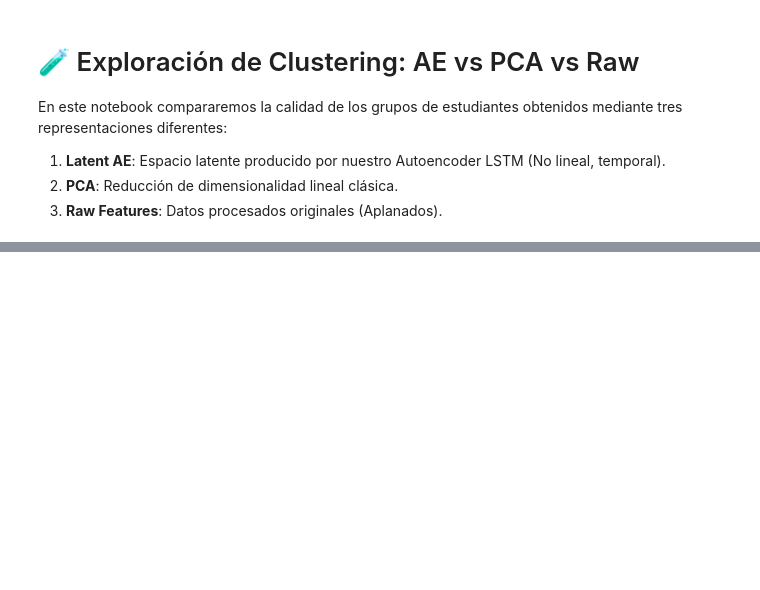
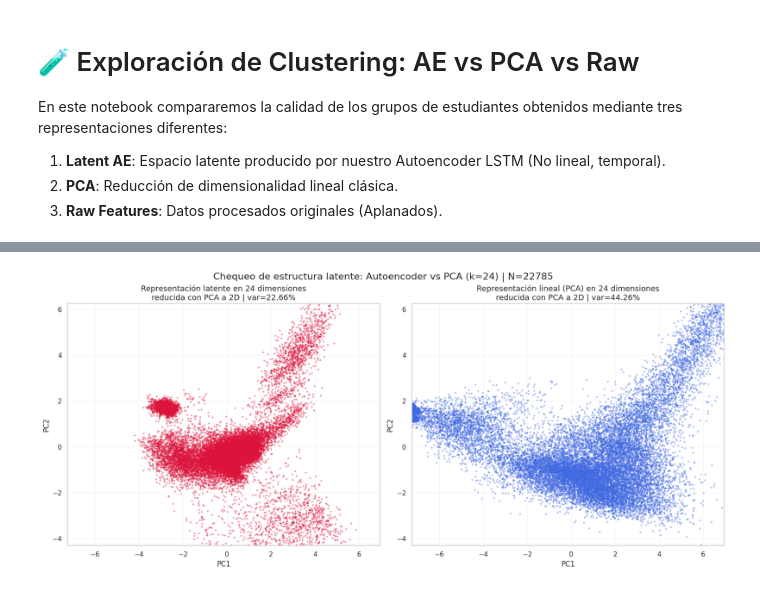
Before and after one commit to MichaeLaudrup/Artificial_Intelligence_Msc, a Jupyter notebook: TFM_education_ai_analytics/notebooks/3__clustering_exploration.ipynb, the cells around one changed output, grey strips where cells are left out. Saved outputs shown, nothing was run; the diff lists cells and outputs as text; code cells hidden in the pictures; blank space fills up the shorter version.

Commit message:
EN ESTE PUNTO EL PUTO CLUSTERING DEL INFIERNO ESTA ESTABLE, REZA PARA NO TENER QUE VOLVER

```diff
--- a/TFM_education_ai_analytics/notebooks/3__clustering_exploration.ipynb
+++ b/TFM_education_ai_analytics/notebooks/3__clustering_exploration.ipynb
@@ -637,0 +106,92 @@ Name: count, dtype: int64
+# %%
+# =========================
+# 5) Comparativa AE(output) vs PCA(output) (SIN INPUT)
+# =========================
+from sklearn.decomposition import PCA
+from sklearn.preprocessing import StandardScaler
+import numpy as np
+import matplotlib.pyplot as plt
+
+SEED = 42
+MAX_POINTS = 30000
+RNG = np.random.RandomState(SEED)
+
+# --- 5.1) Arrays alineados ---
+X_in = df_features.values.astype(np.float32)   # Input al AE / PCA (engineered)
+X_ae = df_latent.values.astype(np.float32)     # Output AE (latent)
+
+# --- 5.2) Normalizar cada espacio antes de PCA2D ---
+sc_in = StandardScaler()
+sc_ae = StandardScaler()
+X_in_n = sc_in.fit_transform(X_in)
+X_ae_n = sc_ae.fit_transform(X_ae)
+
+# --- 5.3) PCA(output) en kD (misma dim que el espacio latente del AE) ---
+latent_dim = X_ae.shape[1]
+pca_k = PCA(n_components=latent_dim, random_state=SEED)
+X_pca_k = pca_k.fit_transform(X_in_n)
+
+# --- 5.4) Sample fijo (mismos estudiantes en ambos plots) ---
+n = X_in_n.shape[0]
+if n > MAX_POINTS:
+    sample_idx = RNG.choice(np.arange(n), size=MAX_POINTS, replace=False)
+else:
+    sample_idx = np.arange(n)
+
+X_pca_s = X_pca_k[sample_idx]
+X_ae_s  = X_ae_n[sample_idx]
+
+# --- 5.5) PCA->2D para VISUALIZAR ---
+p2_pca_obj = PCA(n_components=2, random_state=SEED)
+p2_pca = p2_pca_obj.fit_transform(X_pca_s)
+
+p2_ae_obj = PCA(n_components=2, random_state=SEED)
+p2_ae  = p2_ae_obj.fit_transform(X_ae_s)
+
+# --- [ ALINEACIÓN ] ---
+if np.corrcoef(p2_ae[:, 0], p2_pca[:, 0])[0, 1] < 0:
+    p2_ae[:, 0] *= -1
+if np.corrcoef(p2_ae[:, 1], p2_pca[:, 1])[0, 1] < 0:
+    p2_ae[:, 1] *= -1
+
+# Varianzas explicadas para títulos
+var_pca = p2_pca_obj.explained_variance_ratio_.sum()
+var_ae  = p2_ae_obj.explained_variance_ratio_.sum()
+
+# --- 5.6) Límites comunes de visualización ---
+all_x = np.concatenate([p2_ae[:, 0], p2_pca[:, 0]])
+all_y = np.concatenate([p2_ae[:, 1], p2_pca[:, 1]])
+xlim = (np.percentile(all_x, 0.5), np.percentile(all_x, 99.5))
+ylim = (np.percentile(all_y, 0.5), np.percentile(all_y, 99.5))
+
+# --- 5.7) Plot Final (2 gráficos) ---
+fig, axes = plt.subplots(1, 2, figsize=(16, 7), constrained_layout=True)
+fig.suptitle(
+    f"Chequeo de estructura latente: Autoencoder vs PCA (k={latent_dim}) | N={len(sample_idx)}",
+    fontsize=16
+)
+
+# A) Autoencoder
+axes[0].scatter(p2_ae[:, 0], p2_ae[:, 1], s=4, alpha=0.35, color="crimson")
+axes[0].set_title(
+    f"Representación latente en {latent_dim} dimensiones\nreducida con PCA a 2D | var={var_ae:.2%}",
+    fontsize=13
+)
+
+# B) PCA
+axes[1].scatter(p2_pca[:, 0], p2_pca[:, 1], s=4, alpha=0.35, color="royalblue")
+axes[1].set_title(
+    f"Representación lineal (PCA) en {latent_dim} dimensiones\nreducida con PCA a 2D | var={var_pca:.2%}",
+    fontsize=13
+)
+
+for ax in axes:
+    ax.set_xlabel("PC1")
+    ax.set_ylabel("PC2")
+    ax.set_xlim(xlim)
+    ax.set_ylim(ylim)
+    ax.grid(True, alpha=0.2)
+
+plt.show()
+# %% [output]
+[figure, added]
```
Also changed, not shown: parts of 23 cells of this notebook, 21 other files.
